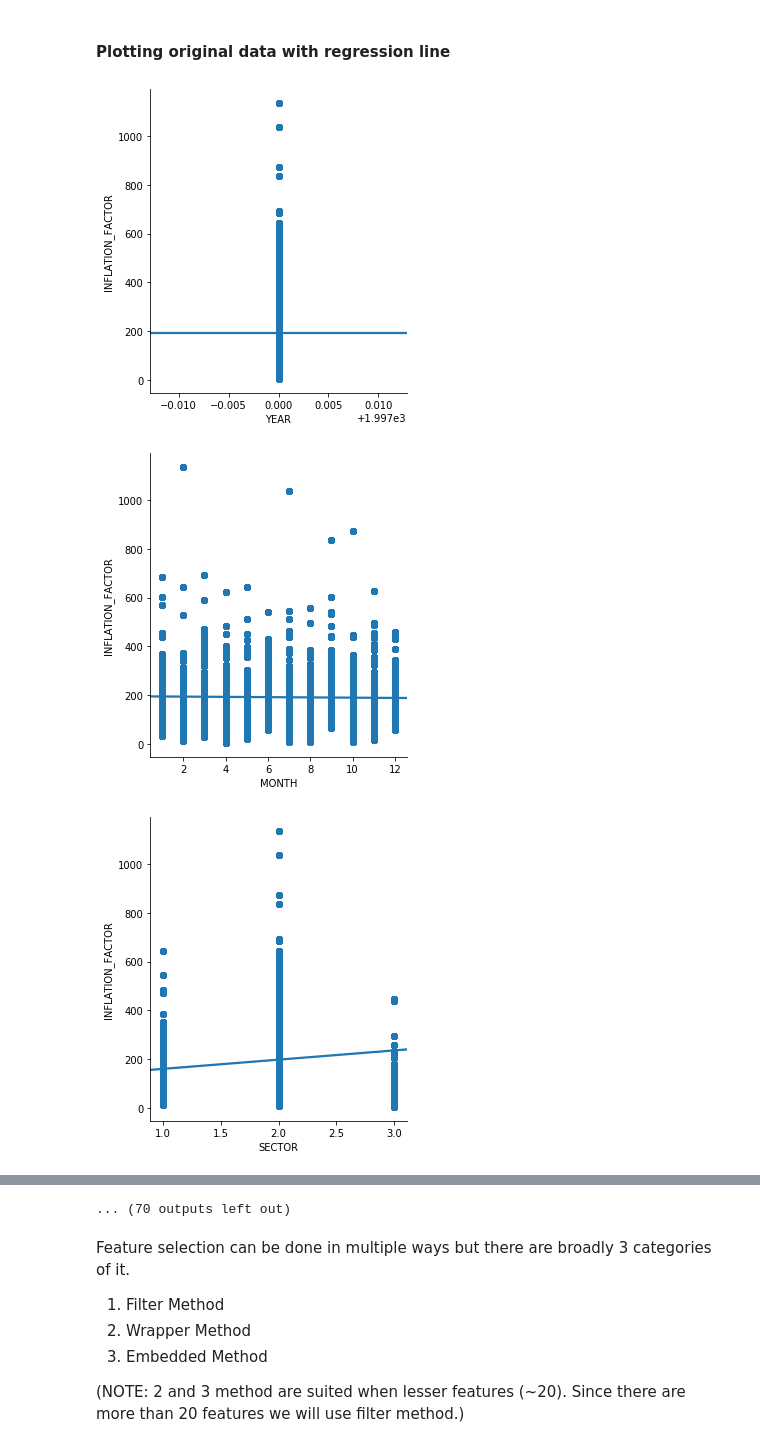
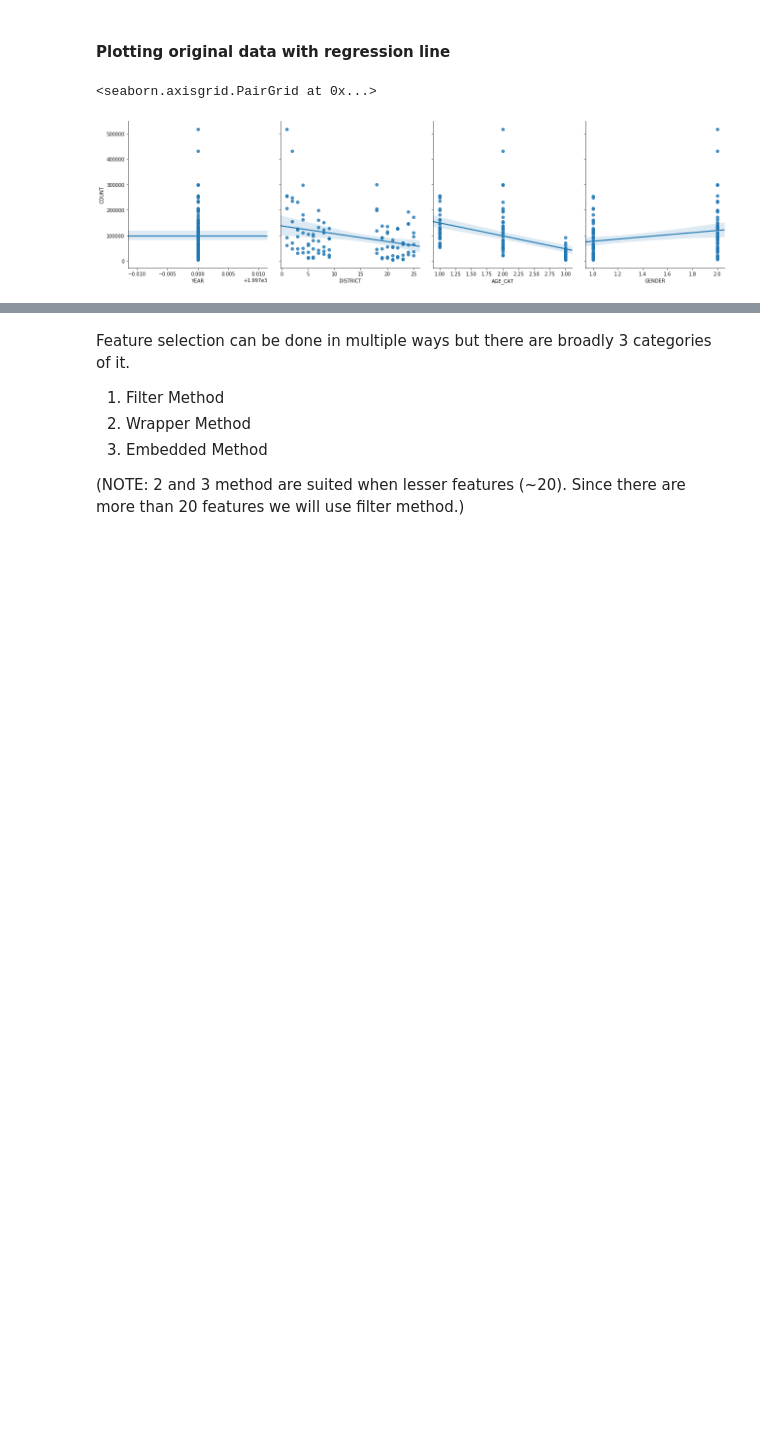
Before and after one commit to Virajana/Labour-Force1, a Jupyter notebook: trainers/unemployee.ipynb, the cells around one changed output, grey strips where cells are left out. Cells and saved outputs as stored; diff of their text form; code cells hidden in the pictures; blank space fills up the shorter version.

```diff
--- a/trainers/unemployee.ipynb
+++ b/trainers/unemployee.ipynb
@@ -89,6 +87,6 @@ idf.head()
 # %%
-X = idf.drop(['INFLATION_FACTOR'], axis=1)
-y = idf['INFLATION_FACTOR']
+X = idf.drop(['COUNT'], axis=1)
+y = idf['COUNT']
 # %% [markdown]
 # Feature selection
 # %% [markdown]
@@ -96,11 +94,9 @@ y = idf['INFLATION_FACTOR']
 # %%
 import seaborn as sns
 %matplotlib inline
 
 # visualize the relationship between the features and the response using scatterplots
-for i in idf.columns:
-    sns.pairplot(idf, x_vars=i, y_vars='INFLATION_FACTOR', height=5, aspect=0.9, kind='reg')
+sns.pairplot(idf, x_vars=X.columns, y_vars='COUNT', height=5, aspect=0.9, kind='reg')
 # %% [output]
+<seaborn.axisgrid.PairGrid at 0x...>
-[figure, old version]
+[figure, new version]
-[figure, removed]
-[figure, removed]
@@ -116,4 +103,3 @@ for i in idf.columns:
-... (70 outputs left out)
 # %% [markdown]
 Feature selection can be done in multiple ways but there are broadly 3 categories of it.
 1. Filter Method
```
Also changed, not shown: parts of 22 cells of this notebook, 10 other files.
